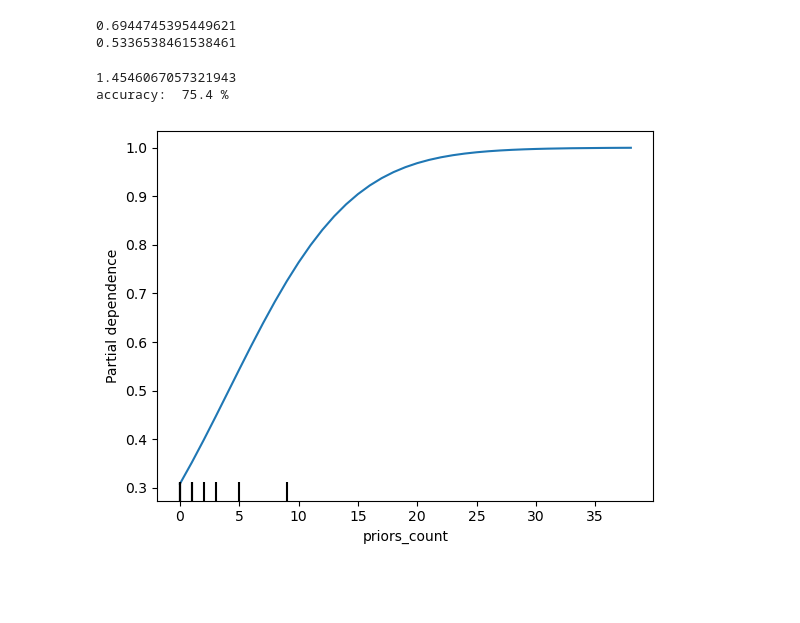
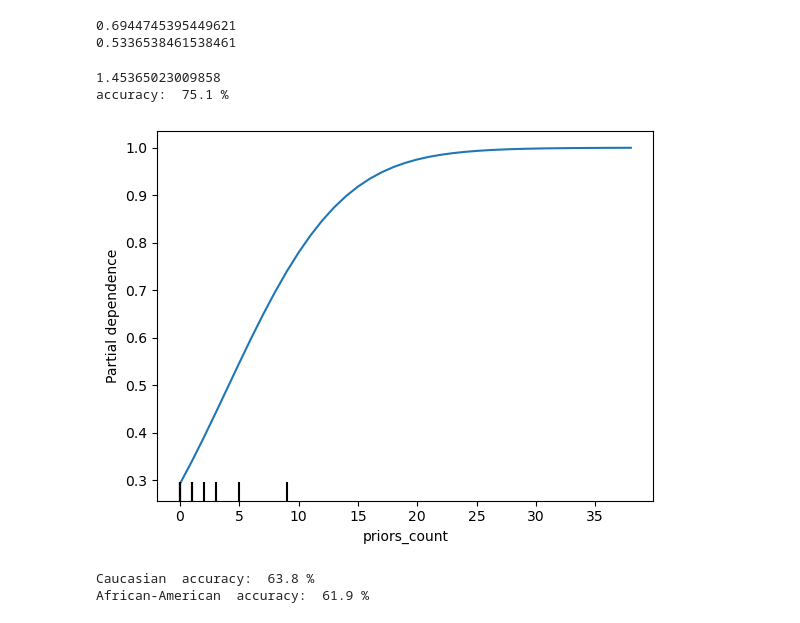
Before and after one commit to joska223/Prosjekt_1, a Jupyter notebook: Dataanalyse.ipynb, the cells around one changed output. Saved outputs shown, nothing was run; the diff lists cells and outputs as text; code cells hidden in the pictures; blank space fills up the shorter version.

```diff
--- a/Dataanalyse.ipynb
+++ b/Dataanalyse.ipynb
@@ -127,30 +127,40 @@ print(p_misklassifisert("Caucasian","race",data,["African-American","Caucasian"]
 # %%
 import sklearn.linear_model as skl
 import sklearn.metrics as skm
 import numpy as np
 
-#X = data[["age_cat", "race", "sex", "priors_count", "c_charge_degree", "two_year_recid"]]
-X = data[["age_cat", "race", "sex", "priors_count", "c_charge_degree", "two_year_recid","juv_fel_count","juv_misd_count","juv_other_count"]]
+X = data[["age_cat", "race", "sex", "priors_count", "c_charge_degree", "two_year_recid"]]
+#X = data[["age_cat", "race", "sex", "priors_count", "c_charge_degree", "two_year_recid","juv_fel_count","juv_misd_count","juv_other_count"]]
 categorical_cols = ["age_cat", "race", "sex", "c_charge_degree"]
 X = pd.get_dummies(X, columns=categorical_cols, prefix=categorical_cols, prefix_sep='_')
 X = X.drop(["age_cat_25 - 45", "race_Caucasian", "sex_Male", "c_charge_degree_F"], axis=1)
 Y = data["score_text"] != "Low"
 
 model = skl.LogisticRegression(max_iter = 1000)
 model.fit(X,Y)
 coef = model.coef_[0][list(X.columns).index("race_African-American")]
+#coef = model.coef_[0][list(X.columns).index("sex_Female")]
 
 def sigmoid(x):
     return np.where(x>0,1/(1+np.exp(-x)),np.exp(x)/(1+np.exp(x)))
 b = model.intercept_
 
 control = sigmoid( b )
 racialBias = np.exp( coef) / (1 - control + (control * np.exp(coef)))
 print(racialBias[0])
 from sklearn.inspection import  PartialDependenceDisplay
 PartialDependenceDisplay.from_estimator(model, X,[0])
 print("accuracy: ",round(skm.accuracy_score(model.predict(X),Y)*100,1),"%")
 # %% [output]
-1.4546067057321943
-accuracy:  75.4 %
+1.45365023009858
+accuracy:  75.1 %
-[figure, old version]
+[figure, new version]
+# %%
+for race in ["Caucasian","African-American"]:
+    Race_data=data[data["race"] == race]
+    Race_y = Race_data["two_year_recid"].apply(lambda x: 1 if x>=1 else 0)
+    Race_pred = Race_data["v_score_text"].map({"Low":0,"Medium":1,"High":1})
+    print(race," accuracy: ",round(skm.accuracy_score(Race_pred,Race_y)*100,1),"%")
+# %% [output]
+Caucasian  accuracy:  63.8 %
+African-American  accuracy:  61.9 %
```
